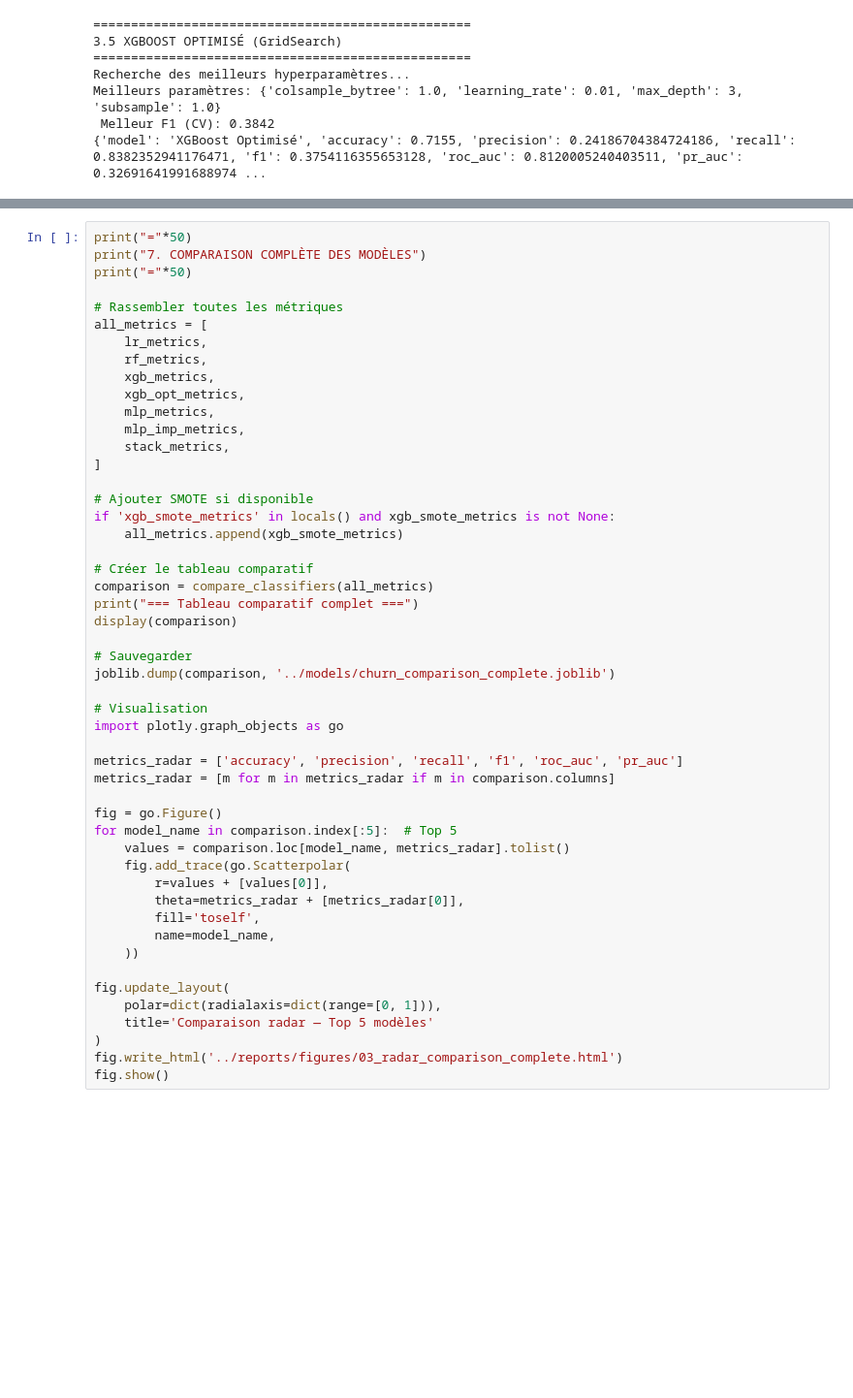
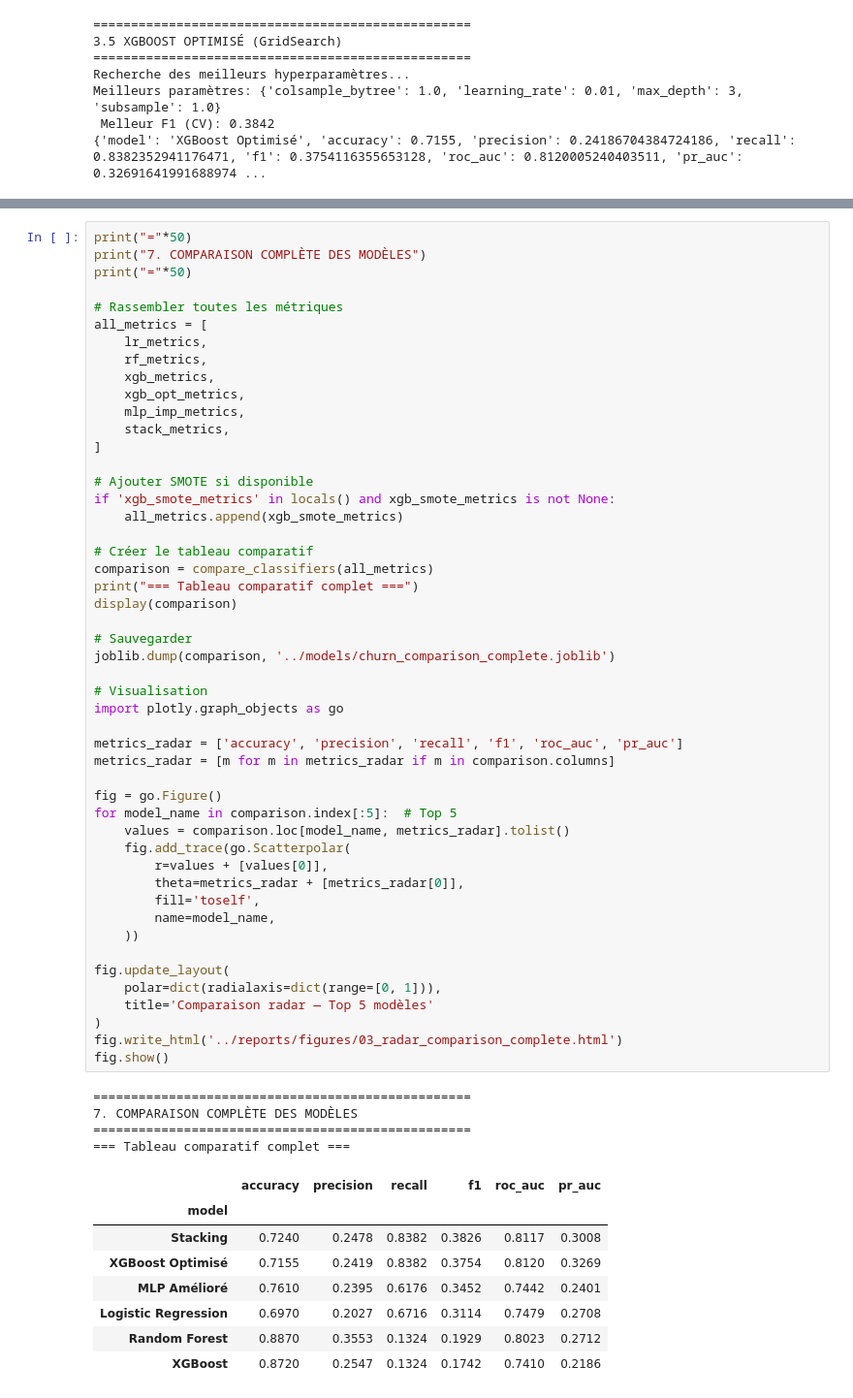
Before and after one commit to jeffgbanziali/costomer_churn, a Jupyter notebook: notebooks/03_modeling_churn.ipynb, the cells around one changed output, grey strips where cells are left out. Shown at 97% size. Saved outputs shown, nothing was run; the diff lists cells and outputs as text; blank space fills up the shorter version.

```diff
--- a/notebooks/03_modeling_churn.ipynb
+++ b/notebooks/03_modeling_churn.ipynb
@@ -303,7 +311,6 @@ all_metrics = [
     rf_metrics,
     xgb_metrics,
     xgb_opt_metrics,
-    mlp_metrics,
     mlp_imp_metrics,
     stack_metrics,
 ]
@@ -315,33 +322,46 @@ if 'xgb_smote_metrics' in locals() and xgb_smote_metrics is not None:
 # Créer le tableau comparatif
 comparison = compare_classifiers(all_metrics)
 print("=== Tableau comparatif complet ===")
 display(comparison)
 
 # Sauvegarder
 joblib.dump(comparison, '../models/churn_comparison_complete.joblib')
 
 # Visualisation
 import plotly.graph_objects as go
 
 metrics_radar = ['accuracy', 'precision', 'recall', 'f1', 'roc_auc', 'pr_auc']
 metrics_radar = [m for m in metrics_radar if m in comparison.columns]
 
 fig = go.Figure()
 for model_name in comparison.index[:5]:  # Top 5
     values = comparison.loc[model_name, metrics_radar].tolist()
     fig.add_trace(go.Scatterpolar(
         r=values + [values[0]],
         theta=metrics_radar + [metrics_radar[0]],
         fill='toself',
         name=model_name,
     ))
 
 fig.update_layout(
     polar=dict(radialaxis=dict(range=[0, 1])),
     title='Comparaison radar — Top 5 modèles'
 )
 fig.write_html('../reports/figures/03_radar_comparison_complete.html')
 fig.show()
+# %% [output]
+==================================================
+7. COMPARAISON COMPLÈTE DES MODÈLES
+==================================================
+=== Tableau comparatif complet ===
+|  | accuracy | precision | recall | f1 | roc_auc | pr_auc |
+| model |  |  |  |  |  |  |
+| Stacking | 0.7240 | 0.2478 | 0.8382 | 0.3826 | 0.8117 | 0.3008 |
+| XGBoost Optimisé | 0.7155 | 0.2419 | 0.8382 | 0.3754 | 0.8120 | 0.3269 |
+| MLP Amélioré | 0.7610 | 0.2395 | 0.6176 | 0.3452 | 0.7442 | 0.2401 |
+| Logistic Regression | 0.6970 | 0.2027 | 0.6716 | 0.3114 | 0.7479 | 0.2708 |
+| Random Forest | 0.8870 | 0.3553 | 0.1324 | 0.1929 | 0.8023 | 0.2712 |
+| XGBoost | 0.8720 | 0.2547 | 0.1324 | 0.1742 | 0.7410 | 0.2186 |
 # %%
 print("="*50)
 print("8. COURBES ROC ET PR")
```
Also changed, not shown: parts of 5 cells of this notebook, 1 other file.
